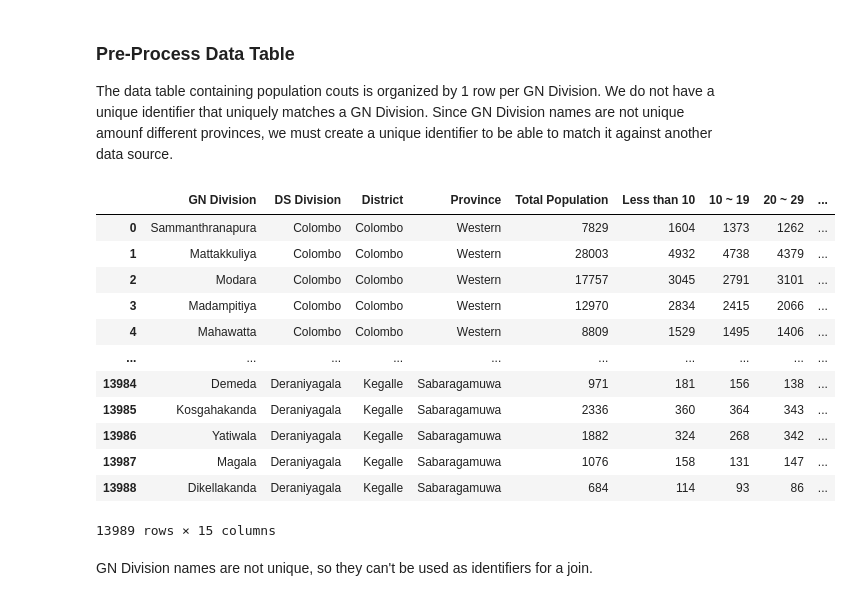
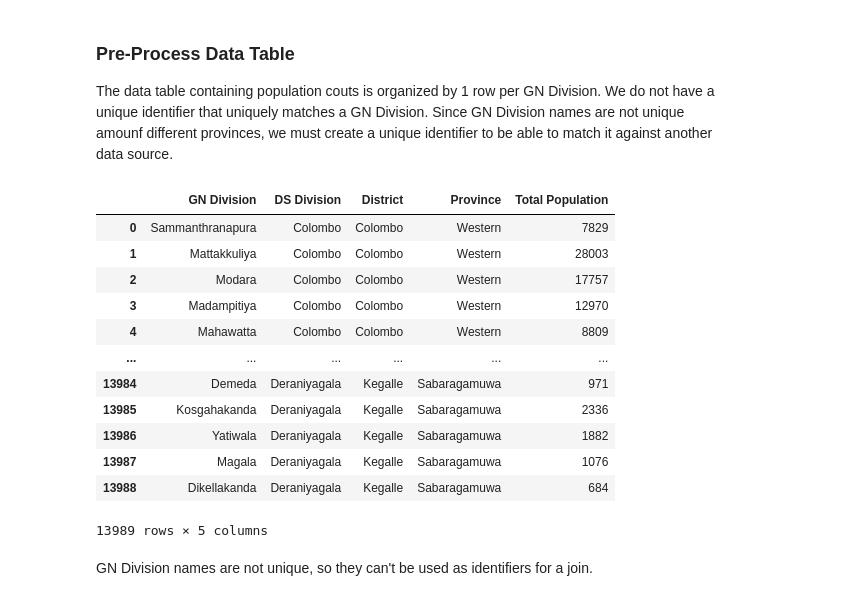
Before and after one commit to spatialthoughts/geopython-tutorials, a Jupyter notebook: notebooks/geopandas_fuzzy_table_join.ipynb, the cells around one changed output. Drawn from its saved outputs; the diff is of its cells as text; code cells hidden in the pictures.

```diff
--- a/notebooks/geopandas_fuzzy_table_join.ipynb
+++ b/notebooks/geopandas_fuzzy_table_join.ipynb
@@ -70,21 +76,21 @@ The data table containing population couts is organized by 1 row per GN Division
 # %%
 csv_path = os.path.join(data_folder, csv_file)
 df = pd.read_csv(csv_path)
-df
+df.iloc[:, :5]
 # %% [output]
-|  | GN Division | DS Division | District | Province | Total Population | Less than 10 | 10 ~ 19 | 20 ~ 29 | ... |
-| 0 | Sammanthranapura | Colombo | Colombo | Western | 7829 | 1604 | 1373 | 1262 | ... |
-| 1 | Mattakkuliya | Colombo | Colombo | Western | 28003 | 4932 | 4738 | 4379 | ... |
-| 2 | Modara | Colombo | Colombo | Western | 17757 | 3045 | 2791 | 3101 | ... |
-| 3 | Madampitiya | Colombo | Colombo | Western | 12970 | 2834 | 2415 | 2066 | ... |
-| 4 | Mahawatta | Colombo | Colombo | Western | 8809 | 1529 | 1495 | 1406 | ... |
-| ... | ... | ... | ... | ... | ... | ... | ... | ... | ... |
-| 13984 | Demeda | Deraniyagala | Kegalle | Sabaragamuwa | 971 | 181 | 156 | 138 | ... |
-| 13985 | Kosgahakanda | Deraniyagala | Kegalle | Sabaragamuwa | 2336 | 360 | 364 | 343 | ... |
-| 13986 | Yatiwala | Deraniyagala | Kegalle | Sabaragamuwa | 1882 | 324 | 268 | 342 | ... |
-| 13987 | Magala | Deraniyagala | Kegalle | Sabaragamuwa | 1076 | 158 | 131 | 147 | ... |
-| 13988 | Dikellakanda | Deraniyagala | Kegalle | Sabaragamuwa | 684 | 114 | 93 | 86 | ... |
+|  | GN Division | DS Division | District | Province | Total Population |
+| 0 | Sammanthranapura | Colombo | Colombo | Western | 7829 |
+| 1 | Mattakkuliya | Colombo | Colombo | Western | 28003 |
+| 2 | Modara | Colombo | Colombo | Western | 17757 |
+| 3 | Madampitiya | Colombo | Colombo | Western | 12970 |
+| 4 | Mahawatta | Colombo | Colombo | Western | 8809 |
+| ... | ... | ... | ... | ... | ... |
+| 13984 | Demeda | Deraniyagala | Kegalle | Sabaragamuwa | 971 |
+| 13985 | Kosgahakanda | Deraniyagala | Kegalle | Sabaragamuwa | 2336 |
+| 13986 | Yatiwala | Deraniyagala | Kegalle | Sabaragamuwa | 1882 |
+| 13987 | Magala | Deraniyagala | Kegalle | Sabaragamuwa | 1076 |
+| 13988 | Dikellakanda | Deraniyagala | Kegalle | Sabaragamuwa | 684 |
-13989 rows × 15 columns
+13989 rows × 5 columns
 # %% [markdown]
 GN Division names are not unique, so they can't be used as identifiers for a join.
 # %%
```
Also changed, not shown: parts of 13 cells of this notebook.
